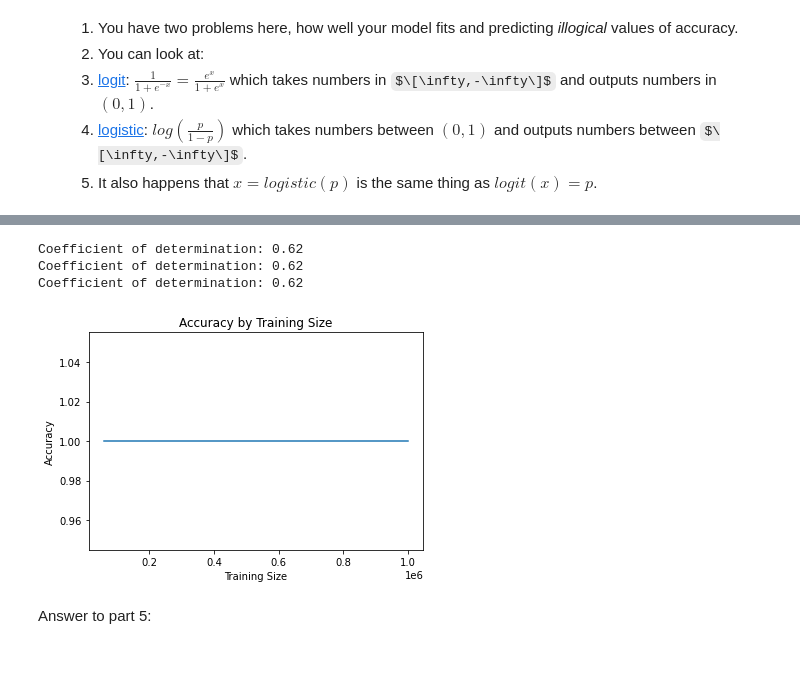
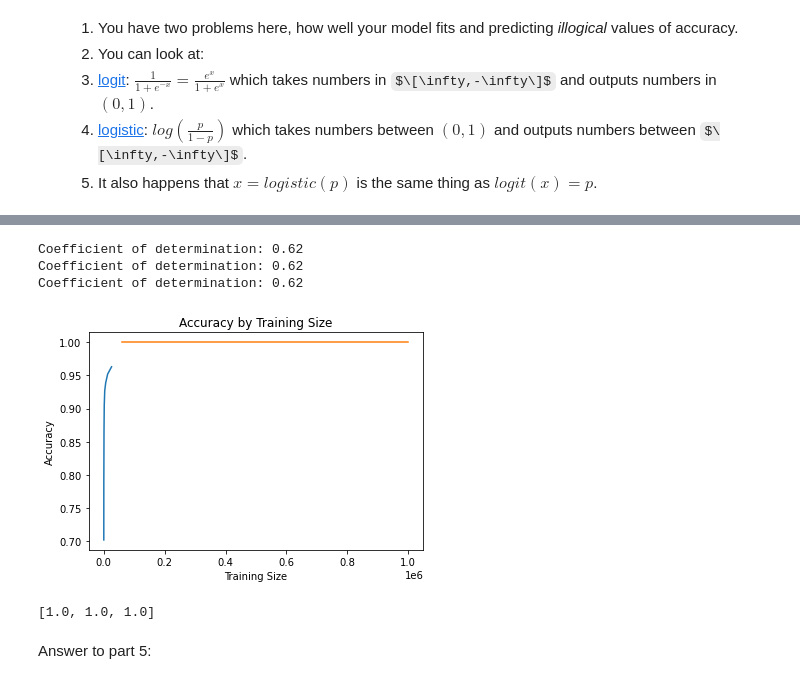
Before and after one commit to ssburgan/w207_coursework, a Jupyter notebook: Sybil_SantosBurgan_project1.ipynb, the cells around one changed output, grey strips where cells are left out. Cells and saved outputs as stored; diff of their text form; code cells hidden in the pictures; some formulas as TeX source.

```diff
--- a/Sybil_SantosBurgan_project1.ipynb
+++ b/Sybil_SantosBurgan_project1.ipynb
@@ -323,6 +330,7 @@ def Q4(train_sizes, accuracies, r2s):
 
 ### STUDENT START ###
     for train_size in train_sizes:
+
         train_data_subset = train_data[:train_size]
         train_labels_subset = train_labels[:train_size]
 
@@ -331,42 +339,48 @@ def Q4(train_sizes, accuracies, r2s):
 
         # Train the model using the training sets
         lr.fit(train_data_subset, train_labels_subset)
 
         #Evaluate on the dev set.
         pred = lr.predict(dev_data)
 
         #print("Acc: \n",acc)
 
-        #score returns the coefficient of determination R^2 of the prediction.
+        #score returns the coefficient of determination - R^2 of the prediction.
         acc = lr.score(dev_data, pred)
         r2 = r2_score(dev_labels, pred)
         accuracies.append(acc)
         r2s.append(r2)
 
         # The coefficient of determination: 1 is perfect prediction
         print("Coefficient of determination: %.2f" % r2)
 
-    plt.figure() # creates a figure
-    plt.plot(train_sizes, accuracies)
+    plt.figure()
+    plt.plot(train_sizes_a, accuracies_a)
+    plt.plot(train_sizes_b, accuracies_b)
     plt.title('Accuracy by Training Size')
+    plt.ylabel('Accuracy')
+    plt.xlabel('Training Size')
 
-    plt.xlabel('Training Size')
-    plt.ylabel('Accuracy')
 
     plt.show()
 ### STUDENT END ###
 
-train_sizes = [60000, 120000, 1000000]
+#Quesiton 3
+accuracies_a = accuracies
+train_sizes_a = train_sizes
 
-accuracies = []
+train_sizes_b = [60000, 120000, 1000000]
+accuracies_b = []
 r2s = []
 
-Q4(train_sizes, accuracies, r2s)
+Q4(train_sizes_b, accuracies_b, r2s)
+print(accuracies_b)
 # %% [output]
 Coefficient of determination: 0.62
 Coefficient of determination: 0.62
 Coefficient of determination: 0.62
-[figure, old version]
+[figure, new version]
+[1.0, 1.0, 1.0]
 # %% [markdown]
 Answer to part 5:
 # %% [markdown]
```
Also changed, not shown: parts of 7 cells of this notebook.
